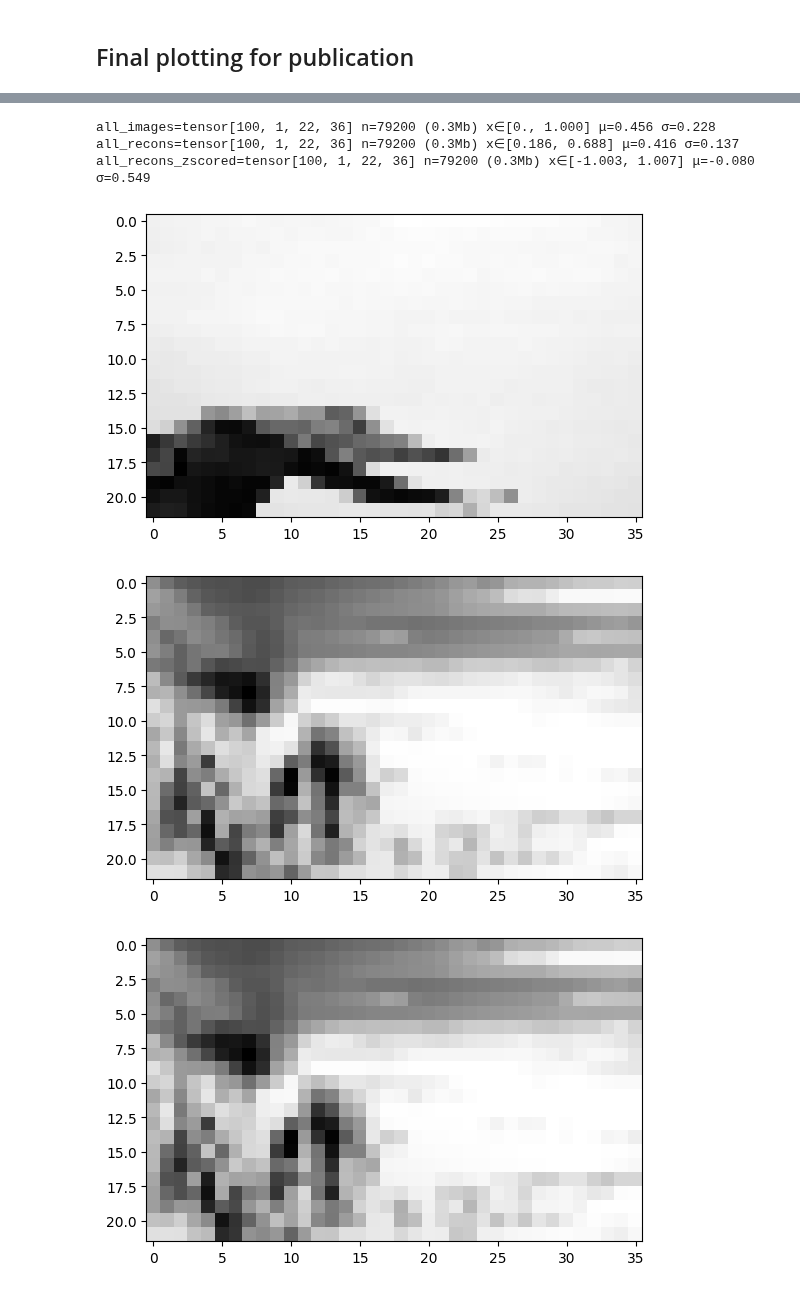
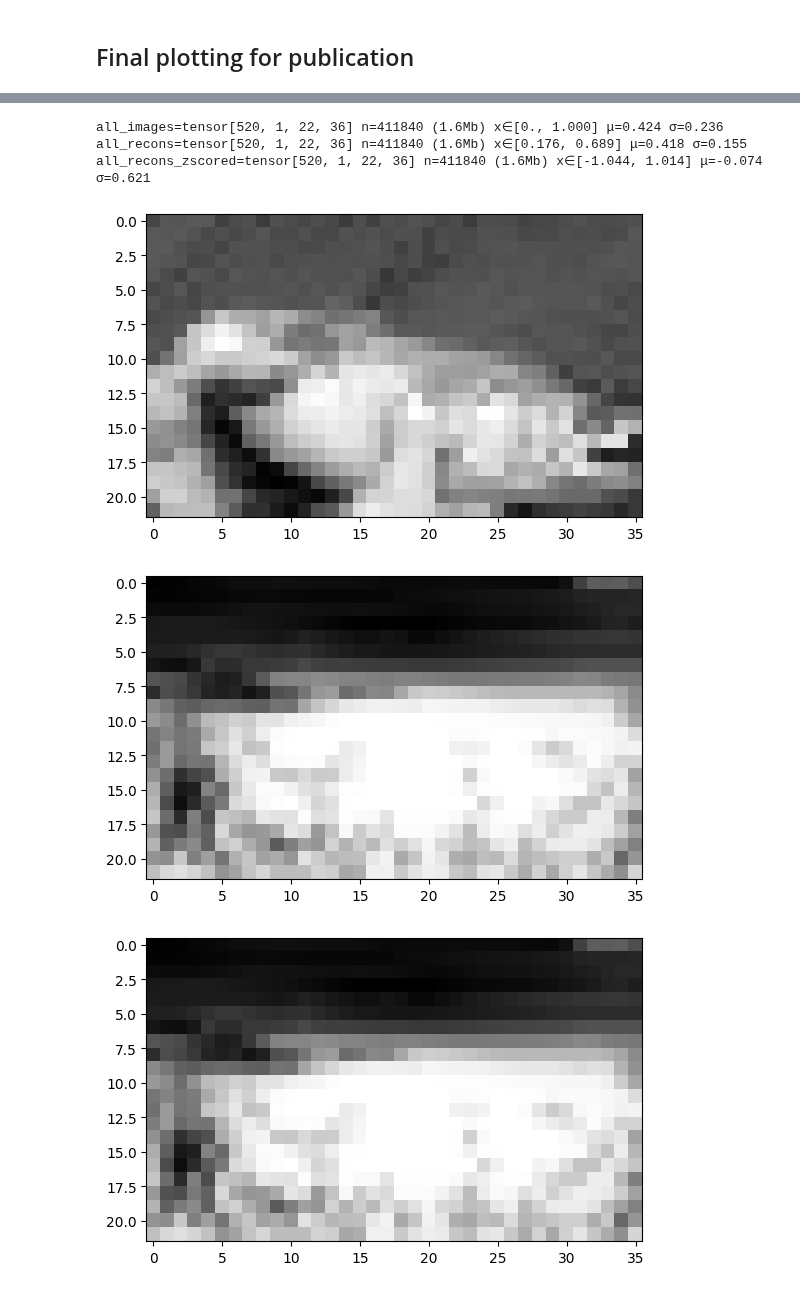
Before and after one commit to Johnny1188/meicoder, a Jupyter notebook: pkgs/MindEyeV2/src/enhanced_recon_inference_csng.ipynb, the cells around one changed output, grey strips where cells are left out. Drawn from its saved outputs; the diff is of its cells as text; code cells hidden in the pictures.

```diff
--- a/pkgs/MindEyeV2/src/enhanced_recon_inference_csng.ipynb
+++ b/pkgs/MindEyeV2/src/enhanced_recon_inference_csng.ipynb
@@ -359,11 +369,12 @@ saved /scratch/izar/sobotka/csng/mindeye/evals/csng_mouse_v1__17-03-25_01-23/sub
 ## Final plotting for publication
 # %%
 subj_name = "subj21067-10-18"
+data_tier = "val"
 # subj_name = "subj06"
 # subj_name = "subjcat_v1"
-loaded_all_images = torch.load(f"{evals_dir}/{subj_name}_all_images.pt")
-loaded_all_blurryrecons = torch.load(f"{evals_dir}/{subj_name}_all_blurryrecons.pt")
-loaded_all_enhancedrecons = torch.load(f"{evals_dir}/{subj_name}_all_enhancedrecons.pt")
+loaded_all_images = torch.load(f"{evals_dir}/{subj_name}_{data_tier}_all_images.pt")
+loaded_all_blurryrecons = torch.load(f"{evals_dir}/{subj_name}_{data_tier}_all_blurryrecons.pt")
+loaded_all_enhancedrecons = torch.load(f"{evals_dir}/{subj_name}_{data_tier}_all_enhancedrecons.pt")
 # %%
 ### get image mean and std for inverting z-scoring
 _dls, _ = get_dataloaders(cfg)
@@ -379,7 +390,7 @@ if "data_name" not in cfg:
         raise NotImplementedError
 
 if cfg["data_name"] == "brainreader_mouse":
-    zscore_trans = _dls["test"][cfg["data_name"]].datasets[list(cfg["model"]["num_voxels"].keys()).index(subj_name)].stim_transform.transforms[-1]
+    zscore_trans = _dls[data_tier][cfg["data_name"]].datasets[list(cfg["model"]["num_voxels"].keys()).index(subj_name)].stim_transform.transforms[-1]
     assert isinstance(zscore_trans, transforms.Normalize)
     assert isinstance(zscore_trans.mean, float)
 
@@ -432,45 +443,47 @@ else:
     raise NotImplementedError
 resize_fn = transforms.Resize(target_shape, antialias=True)
 
-all_images = resize_fn(inv_zscore_trans(loaded_all_images).clip(0, 1))
-all_enhancedrecons = resize_fn(inv_zscore_trans(loaded_all_enhancedrecons).clip(0, 1))
-all_enhancedrecons_zscored = resize_fn(loaded_all_enhancedrecons)
-all_blurryrecons = resize_fn(inv_zscore_trans(loaded_all_blurryrecons).clip(0, 1))
-all_blurryrecons_zscored = resize_fn(loaded_all_blurryrecons)
+all_images = inv_zscore_trans(loaded_all_images).clip(0, 1)
+all_enhancedrecons = inv_zscore_trans(loaded_all_enhancedrecons).clip(0, 1)
+all_enhancedrecons_zscored = loaded_all_enhancedrecons
+all_blurryrecons = inv_zscore_trans(loaded_all_blurryrecons).clip(0, 1)
+all_blurryrecons_zscored = loaded_all_blurryrecons
 
 ### as done in the original MindEye2 evals
 all_recons = all_enhancedrecons*.75 + all_blurryrecons*.25
 all_recons_zscored = all_enhancedrecons_zscored*.75 + all_blurryrecons_zscored*.25
 all_recons_orig = all_recons.clone()
 all_recons_zscored_orig = all_recons_zscored.clone()
+all_recons_zscored = resize_fn(all_recons_zscored)
+all_recons = resize_fn(all_recons)
 
 ### channel matching
 if all_images.size(1) != all_enhancedrecons.size(1):
     ### both in RGB
     # all_images = all_images.repeat(1,3,1,1)
 
     ### both in grayscale
     all_recons = torch.tensor([
         rgb2gray(all_recons[i].permute(1,2,0).numpy()) for i in range(len(all_recons))
     ]).unsqueeze(1)
     all_recons_zscored = torch.tensor([
         rgb2gray(all_recons_zscored[i].permute(1,2,0).numpy()) for i in range(len(all_recons_zscored))
     ]).unsqueeze(1)
 
 print(f"{all_images=}\n{all_recons=}\n{all_recons_zscored=}")
 plt.imshow(all_images[0].permute(1,2,0).numpy(), cmap="gray")
 plt.show()
 plt.imshow(all_recons[0].squeeze(0), cmap="gray")
 plt.show()
 plt.imshow(all_recons_zscored[0].squeeze(0), cmap="gray")
 plt.show()
 # %% [output]
-all_images=tensor[100, 1, 22, 36] n=79200 (0.3Mb) x∈[0., 1.000] μ=0.456 σ=0.228
-all_recons=tensor[100, 1, 22, 36] n=79200 (0.3Mb) x∈[0.186, 0.688] μ=0.416 σ=0.137
-all_recons_zscored=tensor[100, 1, 22, 36] n=79200 (0.3Mb) x∈[-1.003, 1.007] μ=-0.080 σ=0.549
+all_images=tensor[520, 1, 22, 36] n=411840 (1.6Mb) x∈[0., 1.000] μ=0.424 σ=0.236
+all_recons=tensor[520, 1, 22, 36] n=411840 (1.6Mb) x∈[0.176, 0.689] μ=0.418 σ=0.155
+all_recons_zscored=tensor[520, 1, 22, 36] n=411840 (1.6Mb) x∈[-1.044, 1.014] μ=-0.074 σ=0.621
-[figure, old version]
+[figure, new version]
-[figure, old version]
+[figure, new version]
-[figure, old version]
+[figure, new version]
 # %%
 ### plot
 max_imgs = 40
```
Also changed, not shown: parts of 8 cells of this notebook.
